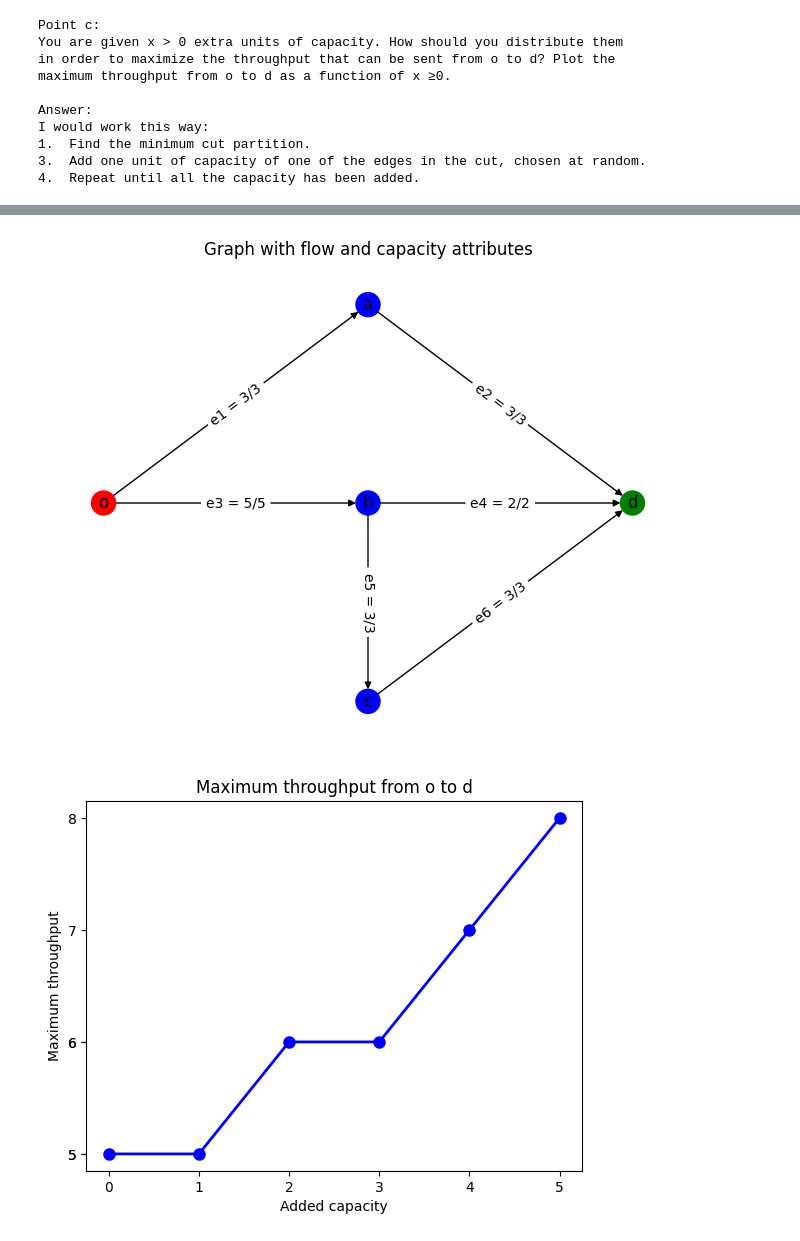
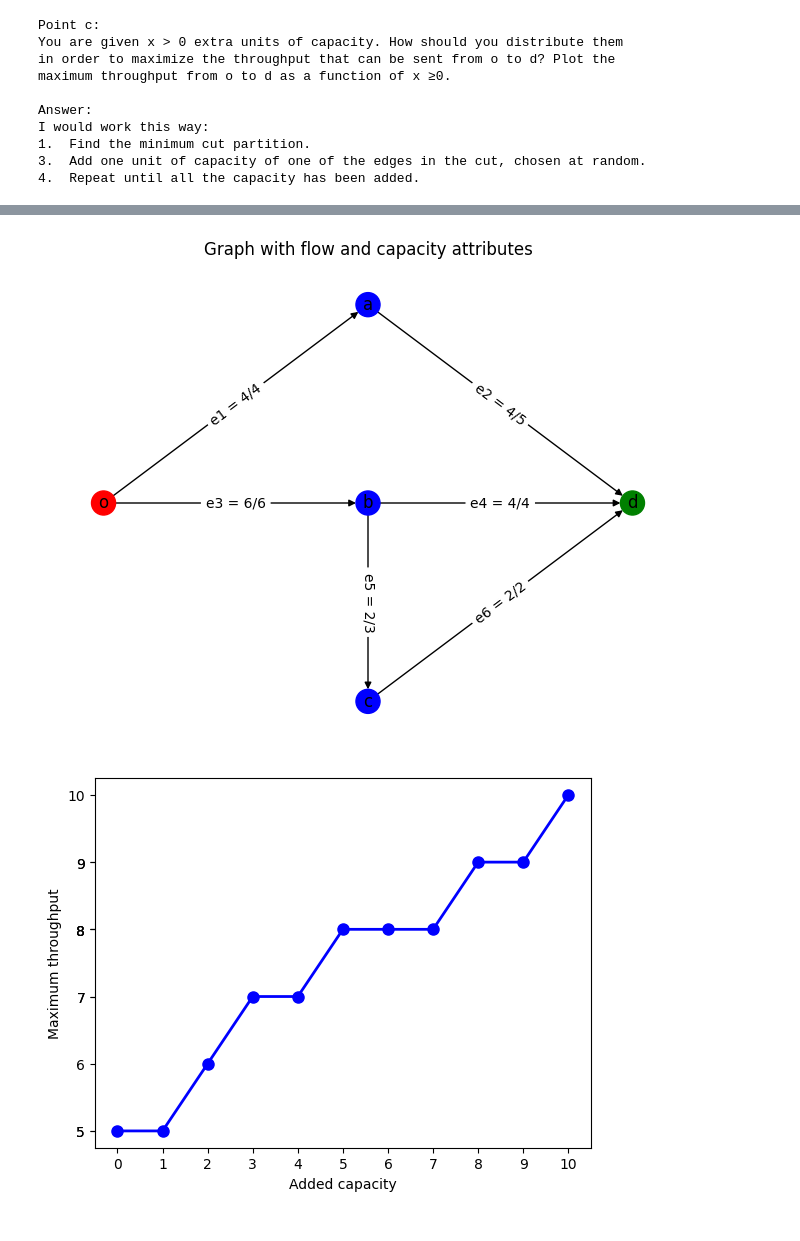
Before and after one commit to MarcTasca/network_dynamics, a Jupyter notebook: Homework1/ex1-code/exercise1.ipynb, the cells around one changed output, grey strips where cells are left out. Saved outputs shown, nothing was run; the diff lists cells and outputs as text; code cells hidden in the pictures.

```diff
--- a/Homework1/ex1-code/exercise1.ipynb
+++ b/Homework1/ex1-code/exercise1.ipynb
@@ -10,7 +10,7 @@ import os
 %matplotlib inline
 # %%
 # draw flows and capacities
-def draw_all(G, save_fig=False, path = "plots/graph_all.png"):
+def draw_all(G, save_fig=True, path = "plots/graph_all.png"):
     """
     Draw the graph G with flow and capacity attributes.
 
@@ -41,7 +41,7 @@ def draw_all(G, save_fig=False, path = "plots/graph_all.png"):
     plt.show()
 
 # functions which can be useful
-def draw(G, attribute='name', save_fig=False, path = "plots/graph.png"):
+def draw(G, attribute='capacity', save_fig=True, path = "plots/graph.png"):
     """
     Draw a graph with optional edge labels and save it as a PNG file.
 
@@ -55,12 +55,17 @@ def draw(G, attribute='name', save_fig=False, path = "plots/graph.png"):
     layout = nx.get_node_attributes(G, 'pos')
 
     # set up edge_labels
-    edge_labels = nx.get_edge_attributes(G, attribute)
+    edge_capacities = nx.get_edge_attributes(G, attribute)
+    edge_names = nx.get_edge_attributes(G, 'name')
+    edge_labels = {
+        edge: f"{edge_names[edge]} = {edge_capacities[edge]}"
+        for edge in G.edges
+    }
 
     # draw graph with edge labels
     nx.draw(G, layout, node_color=color_mapping, with_labels=True)
     nx.draw_networkx_edge_labels(G, layout, edge_labels=edge_labels)
-    plt.title(f"Graph with {attribute} attribute")
+    print(f"Graph with {attribute} attribute")
 
     # save it
     if save_fig:
@@ -209,7 +215,7 @@ we need to subtract to isolate o and d.
 
 In our case"""
 # find and print maximum flow
-max_flow = nx.maximum_flow_value(G, 'o', 'd')
+max_flow = nx.minimum_cut_value(G, 'o', 'd')
 
 print(question1)
 print(f"{answer}, {max_flow}.")
@@ -291,7 +297,7 @@ I would work this way:
 4.  Repeat until all the capacity has been added.
 # %%
 # Capacity to be added
-capacity = 5
+capacity = 10
 verbose = False
 y = []
 x = list(range(0, capacity+1))
@@ -356,7 +362,6 @@ draw_all(G_new)
 plt.plot(x, y, marker='o', color='blue', linestyle='solid', linewidth=2, markersize=8)
 plt.xlabel("Added capacity")
 plt.ylabel("Maximum throughput")
-plt.title("Maximum throughput from o to d")
 # show all the x values
 plt.xticks(x)
 plt.yticks(y)
@@ -383,2 +388,2 @@ Minimum cut partition: {'c', 'a', 'b', 'o'}, {'d'}
 [figure]
-[figure, old version]
+[figure, new version]
```
Also changed, not shown: parts of 2 cells of this notebook, 16 other files.
